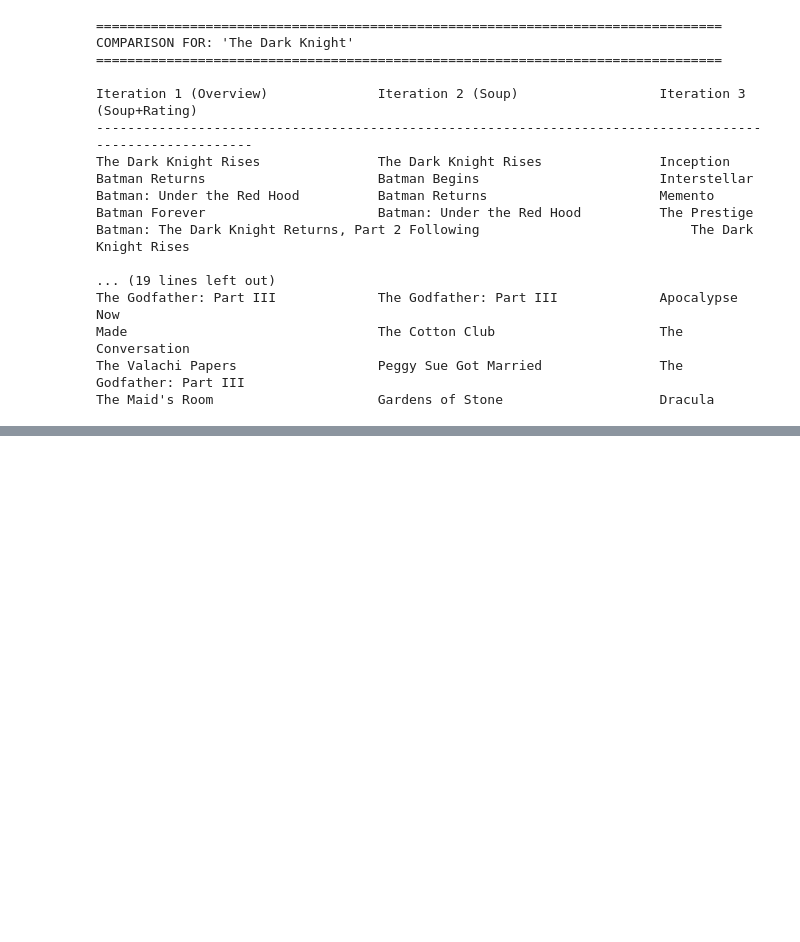
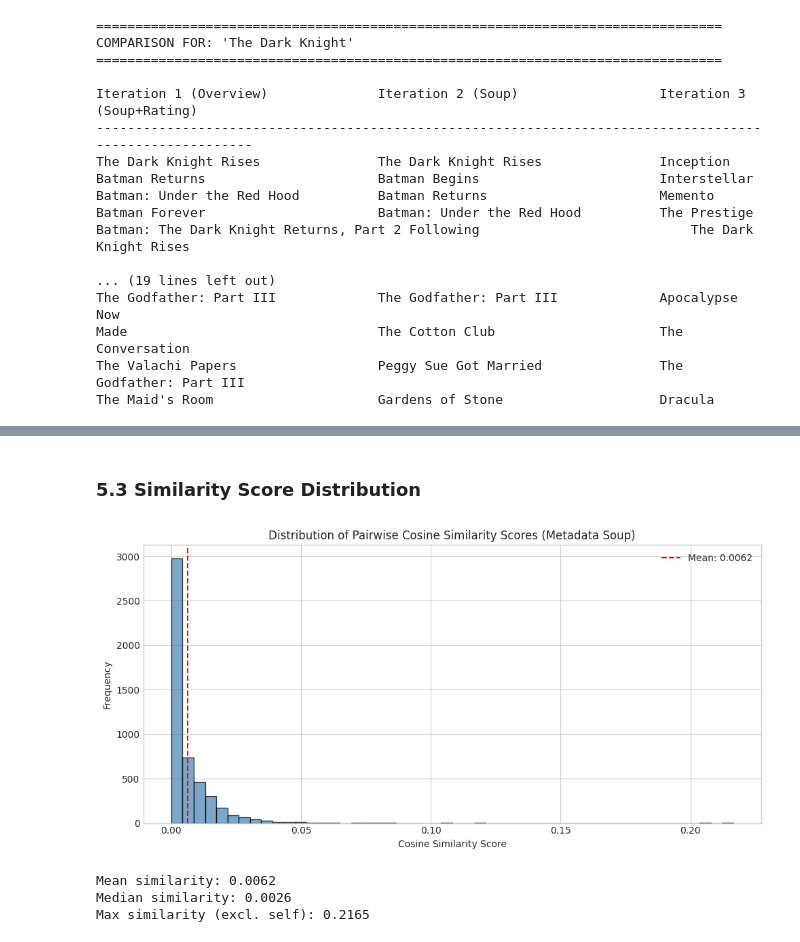
Before and after one commit to riso1410/ISA-Movie-Recommendation, a Jupyter notebook: notebooks/01_eda_and_preprocessing.ipynb, the cells around one changed output, grey strips where cells are left out. Saved outputs shown, nothing was run; the diff lists cells and outputs as text; code cells hidden in the pictures; blank space fills up the shorter version.

```diff
--- a/notebooks/01_eda_and_preprocessing.ipynb
+++ b/notebooks/01_eda_and_preprocessing.ipynb
@@ -733,0 +884,30 @@ The Maid's Room                     Gardens of Stone                    Dracula
+# %% [markdown]
+### 5.3 Similarity Score Distribution
+# %%
+# Similarity score distribution for the final model
+fig, ax = plt.subplots(figsize=(10, 5))
+
+# Sample similarity scores from the soup matrix (diagonal excluded)
+np.random.seed(42)
+sample_idx = np.random.choice(cosine_sim_soup.shape[0], size=100, replace=False)
+sample_sims = cosine_sim_soup[sample_idx][:, sample_idx]
+upper_triangle = sample_sims[np.triu_indices_from(sample_sims, k=1)]
+
+ax.hist(upper_triangle, bins=50, color='steelblue', edgecolor='black', alpha=0.7)
+ax.set_xlabel('Cosine Similarity Score')
+ax.set_ylabel('Frequency')
+ax.set_title('Distribution of Pairwise Cosine Similarity Scores (Metadata Soup)')
+ax.axvline(np.mean(upper_triangle), color='red', linestyle='--', label=f"Mean: {np.mean(upper_triangle):.4f}")
+ax.legend()
+plt.tight_layout()
+plt.savefig('../reports/figures/similarity_distribution.png', dpi=150, bbox_inches='tight')
+plt.show()
+
+print(f"Mean similarity: {np.mean(upper_triangle):.4f}")
+print(f"Median similarity: {np.median(upper_triangle):.4f}")
+print(f"Max similarity (excl. self): {np.max(upper_triangle):.4f}")
+# %% [output]
+[figure, added]
+Mean similarity: 0.0062
+Median similarity: 0.0026
+Max similarity (excl. self): 0.2165
```
Also changed, not shown: parts of 10 cells of this notebook, 3 other files.
